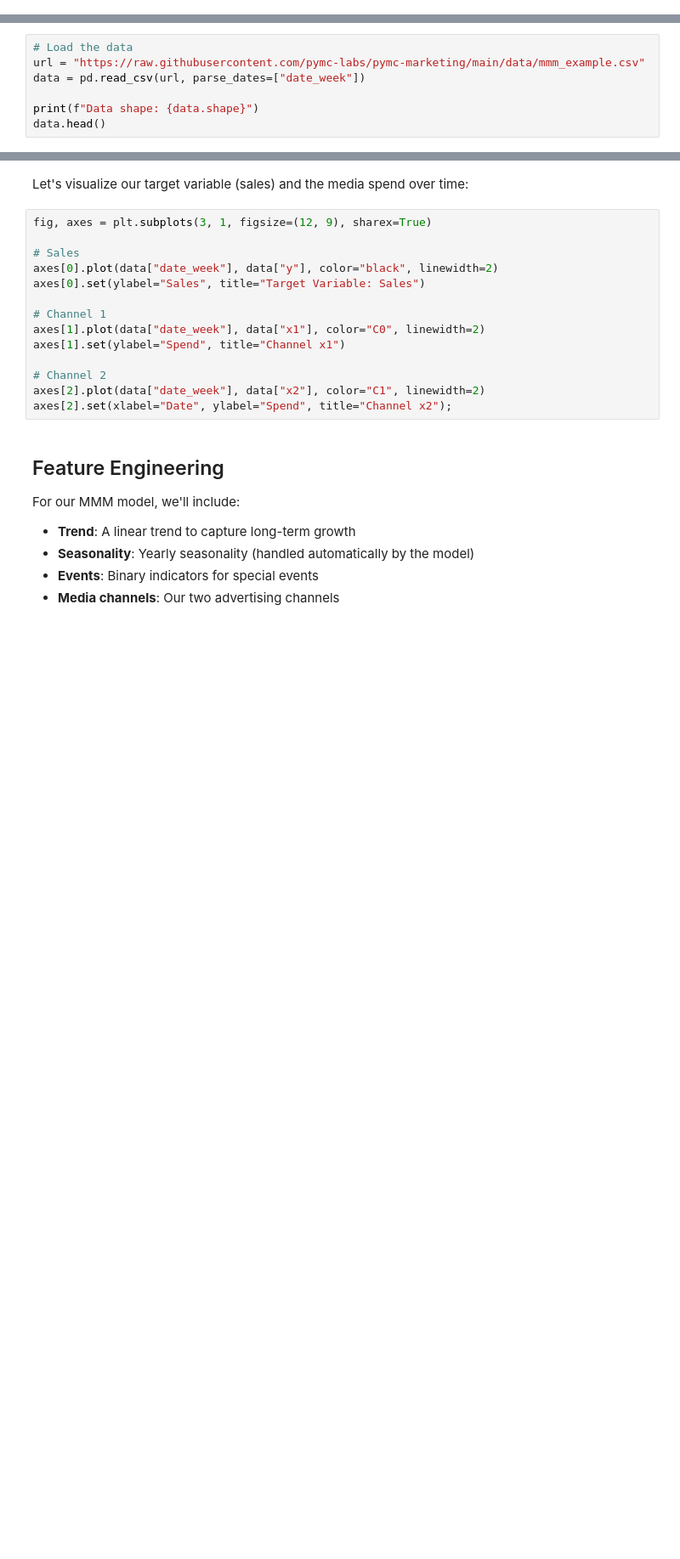
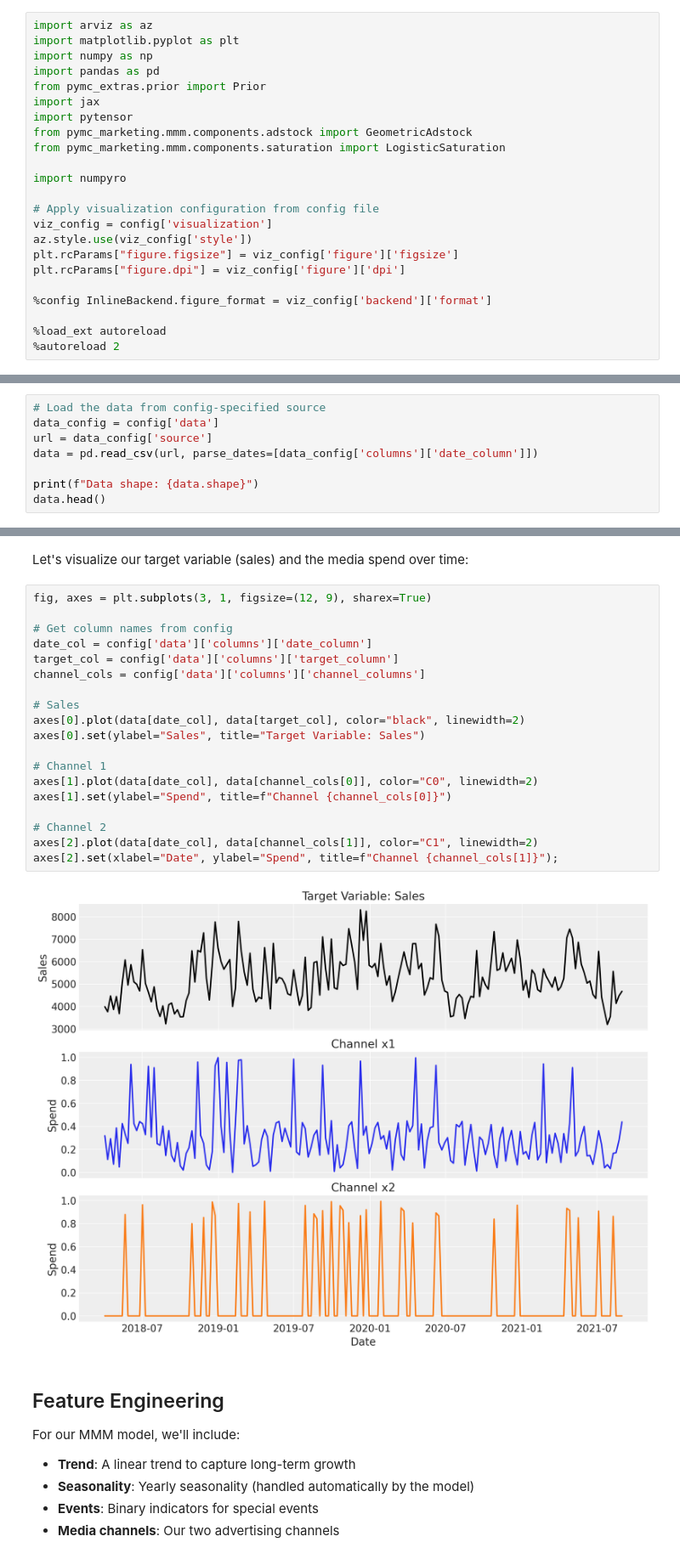
Before and after one commit to darrauthStudent/pymc-marketing-b2b, a Jupyter notebook: mmm_tutorial.ipynb, the cells around one changed output, grey strips where cells are left out. Shown at 85% size. Drawn from its saved outputs; the diff is of its cells as text; blank space fills up the shorter version.

```diff
--- a/mmm_tutorial.ipynb
+++ b/mmm_tutorial.ipynb
@@ -32 +109,24 @@ plt.rcParams["figure.dpi"] = 100
+# %%
+import arviz as az
+import matplotlib.pyplot as plt
+import numpy as np
+import pandas as pd
+from pymc_extras.prior import Prior
+import jax
+import pytensor
+from pymc_marketing.mmm.components.adstock import GeometricAdstock
+from pymc_marketing.mmm.components.saturation import LogisticSaturation
+
+import numpyro
+
+# Apply visualization configuration from config file
+viz_config = config['visualization']
+az.style.use(viz_config['style'])
+plt.rcParams["figure.figsize"] = viz_config['figure']['figsize']
+plt.rcParams["figure.dpi"] = viz_config['figure']['dpi']
+
+%config InlineBackend.figure_format = viz_config['backend']['format']
+
+%load_ext autoreload
+%autoreload 2
 # %%
@@ -38,9 +141,10 @@ rng = np.random.default_rng(seed=seed)
 
 We'll use a synthetic dataset that simulates weekly sales data along with spend on two marketing channels (x1 and x2), plus some control variables for special events.
 # %%
-# Load the data
-url = "https://raw.githubusercontent.com/pymc-labs/pymc-marketing/main/data/mmm_example.csv"
-data = pd.read_csv(url, parse_dates=["date_week"])
+# Load the data from config-specified source
+data_config = config['data']
+url = data_config['source']
+data = pd.read_csv(url, parse_dates=[data_config['columns']['date_column']])
 
 print(f"Data shape: {data.shape}")
 data.head()
@@ -49,17 +161,24 @@ Let's visualize our target variable (sales) and the media spend over time:
 # %%
 fig, axes = plt.subplots(3, 1, figsize=(12, 9), sharex=True)
 
+# Get column names from config
+date_col = config['data']['columns']['date_column']
+target_col = config['data']['columns']['target_column']
+channel_cols = config['data']['columns']['channel_columns']
+
 # Sales
-axes[0].plot(data["date_week"], data["y"], color="black", linewidth=2)
+axes[0].plot(data[date_col], data[target_col], color="black", linewidth=2)
 axes[0].set(ylabel="Sales", title="Target Variable: Sales")
 
 # Channel 1
-axes[1].plot(data["date_week"], data["x1"], color="C0", linewidth=2)
-axes[1].set(ylabel="Spend", title="Channel x1")
+axes[1].plot(data[date_col], data[channel_cols[0]], color="C0", linewidth=2)
+axes[1].set(ylabel="Spend", title=f"Channel {channel_cols[0]}")
 
 # Channel 2
-axes[2].plot(data["date_week"], data["x2"], color="C1", linewidth=2)
-axes[2].set(xlabel="Date", ylabel="Spend", title="Channel x2");
+axes[2].plot(data[date_col], data[channel_cols[1]], color="C1", linewidth=2)
+axes[2].set(xlabel="Date", ylabel="Spend", title=f"Channel {channel_cols[1]}");
+# %% [output]
+[figure, added]
 # %% [markdown]
 ## Feature Engineering
 
```
Also changed, not shown: parts of 20 cells of this notebook, 3 other files.
